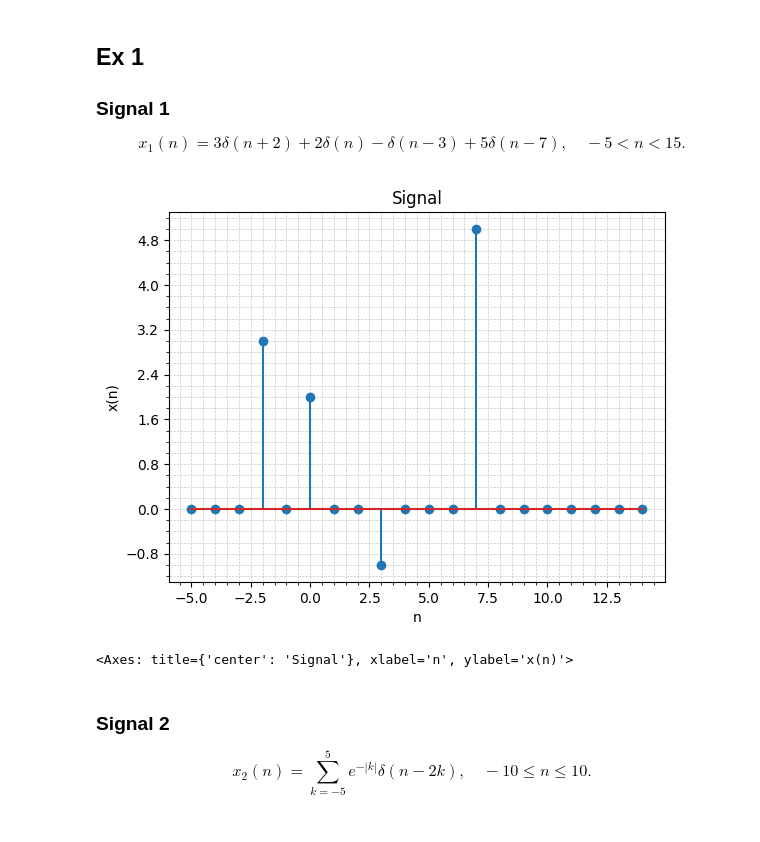
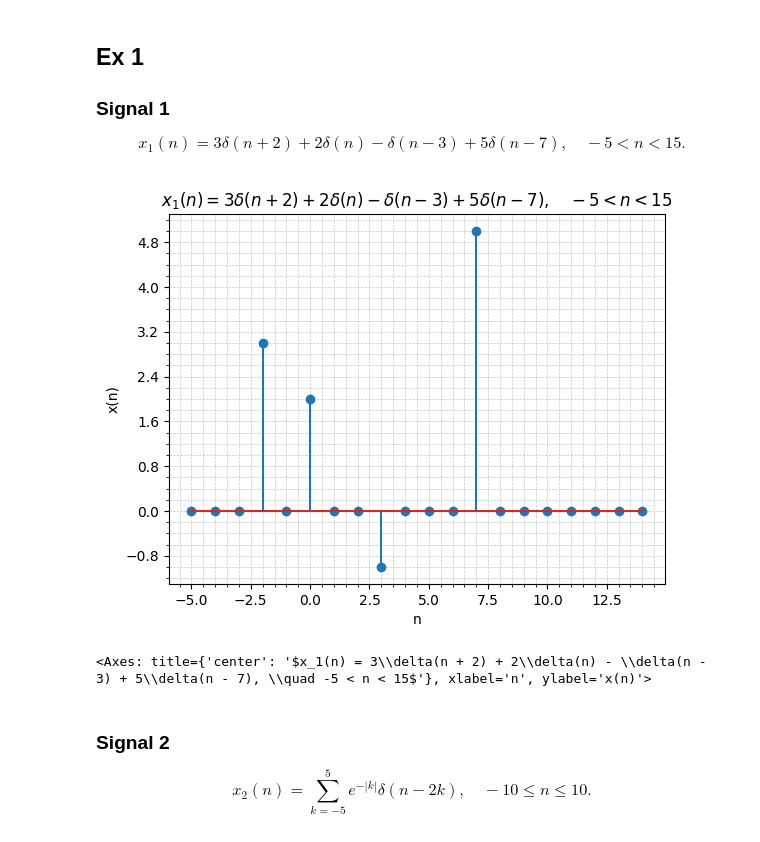
Before and after one commit to joaomariolago/ifsc-dsp, a Jupyter notebook: lista-1/lista-1.ipynb, the cells around one changed output. Cells and saved outputs as stored; diff of their text form; code cells hidden in the pictures.

```diff
--- a/lista-1/lista-1.ipynb
+++ b/lista-1/lista-1.ipynb
@@ -21,13 +21,13 @@ $$
 # %%
 # Implementing: x_1(n) = 3\delta(n + 2) + 2\delta(n) - \delta(n - 3) + 5\delta(n - 7), \quad -5 < n < 15.
 
 n = np.arange(-5, 15)
 x = 3 * Signal.from_impulse(n, -2) + 2 * Signal.from_impulse(n) - Signal.from_impulse(n, 3) + 5 * Signal.from_impulse(n, 7)
 
-x.stem()
+x.stem(r'$x_1(n) = 3\delta(n + 2) + 2\delta(n) - \delta(n - 3) + 5\delta(n - 7), \quad -5 < n < 15$')
 # %% [output]
-[figure, old version]
+[figure, new version]
-<Axes: title={'center': 'Signal'}, xlabel='n', ylabel='x(n)'>
+<Axes: title={'center': '$x_1(n) = 3\\delta(n + 2) + 2\\delta(n) - \\delta(n - 3) + 5\\delta(n - 7), \\quad -5 < n < 15$'}, xlabel='n', ylabel='x(n)'>
 # %% [markdown]
 ### Signal 2
 
```
Also changed, not shown: parts of 25 cells of this notebook, 7 other files.
